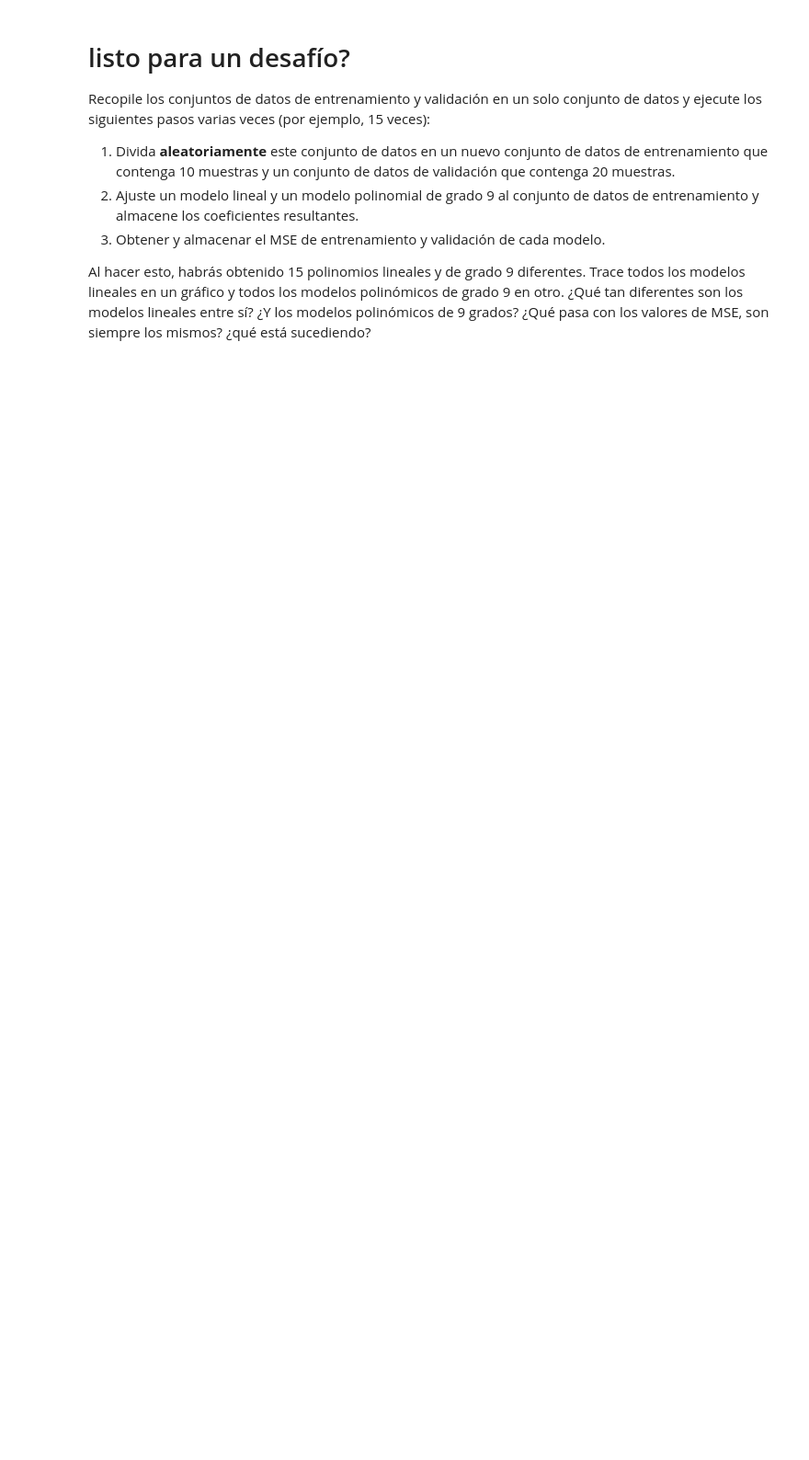
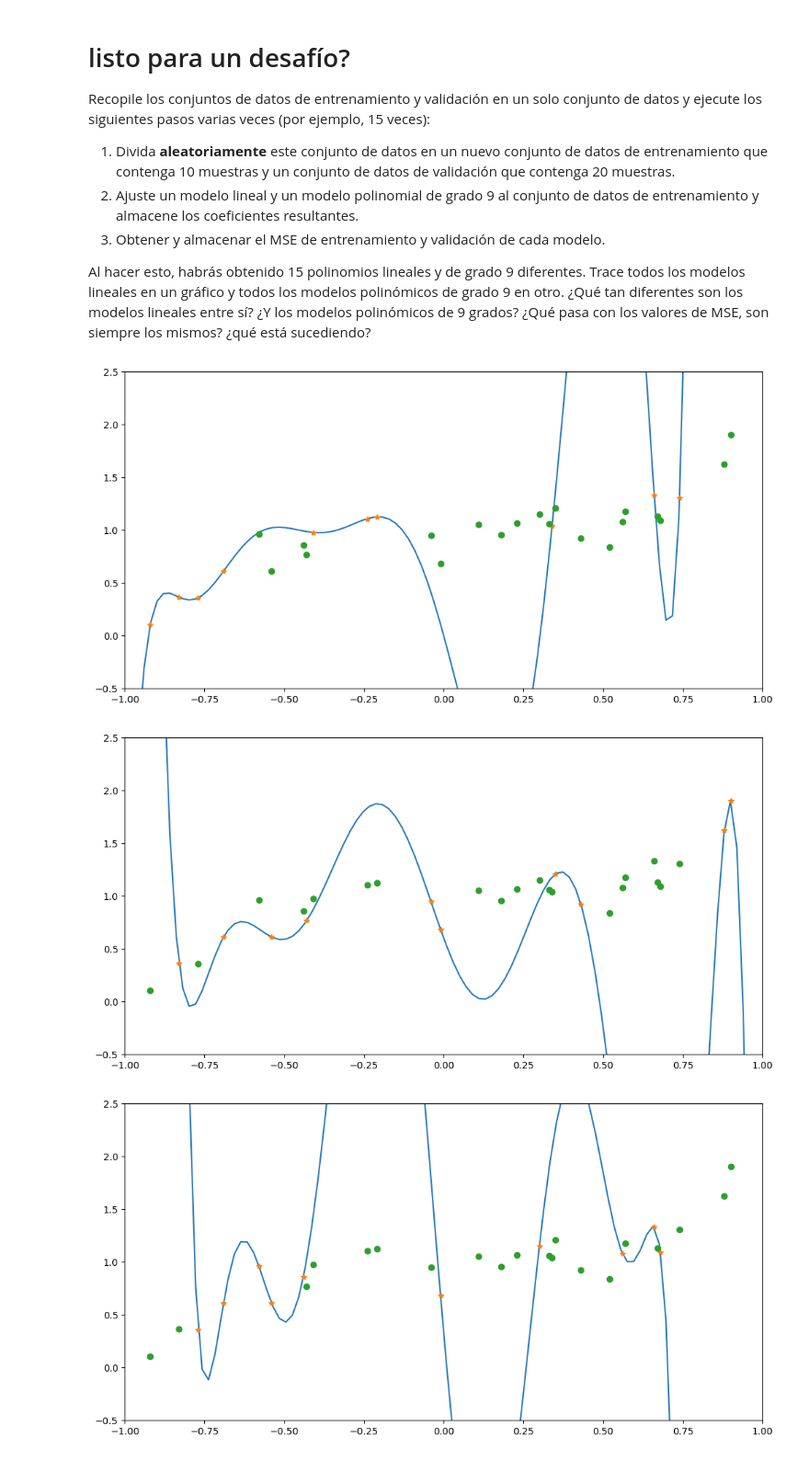
Before and after one commit to Camilohoyos99/AA_DATOS, a Jupyter notebook: Lab01_AnalisisAvanzado_2024.ipynb, the cells around one changed output. Shown at 92% size. Drawn from its saved outputs; the diff is of its cells as text; code cells hidden in the pictures; blank space fills up the shorter version.

```diff
--- a/Lab01_AnalisisAvanzado_2024.ipynb
+++ b/Lab01_AnalisisAvanzado_2024.ipynb
@@ -862,6 +805,10 @@ vec_MSE_train_p9 = []
 vec_MSE_val_lineal = []
 vec_MSE_val_p9 = []
 
+coef_lineales = []
+coef_p9 = []
+
+
 valores_modelo_lineal = []
 valores_modelos_p9 =[]
 num_iter = 15
@@ -872,6 +819,7 @@ for i in range(num_iter):
   x = np.concatenate([xVal, xTrain])
   y = np.concatenate([yVal, yTrain])
   indices_Train = np.random.choice(len(x), size=10, replace=False)
+
   indices_validacion = np.setdiff1d(np.arange(len(x)), indices_Train)
   X_train = x[indices_Train]
   y_train = y[indices_Train]
@@ -887,32 +835,47 @@ for i in range(num_iter):
 
 
 
-  PL = np.poly1d(np.polyfit(xTrain, yTrain, int(1)))
-  P9 = np.poly1d(np.polyfit(xTrain, yTrain, int(9)))
+  PL = np.poly1d(np.polyfit(X_train, y_train, int(1)))
+  P9 = np.poly1d(np.polyfit(X_train, y_train, int(9)))
 
   y_pred_train_lineal = PL(X_train)
   y_pred_p9 = P9(X_train)
 
   error_lineal = (y_pred_train_lineal - y_train)**2
   error_P9 = (y_pred_p9 - y_train)**2
 
   MSE_Train_lineal = np.sum(error_lineal)/len(X_train)
   MSE_train_p9 = np.sum(error_P9)/len(X_train)
 
   vec_MSE_Train_lineal.append(MSE_Train_lineal)
   vec_MSE_train_p9.append(MSE_train_p9)
 
   y_pred_val_lienal = PL(X_val)
   y_pred_val_p9 = P9(X_val)
   error_val_lineal = (y_pred_val_lienal - y_val)**2
   error_val_p9 = (y_pred_val_p9 - y_val ) **2
 
   MSE_Val_lineal = np.sum( error_val_lineal)/len(X_val)
   MSE_Val_p9 = np.sum(error_val_p9)
 
   vec_MSE_val_lineal.append(MSE_Val_lineal)
   vec_MSE_val_p9.append(MSE_Val_p9)
 
 
   valores_modelo_lineal.append(PL(x_LS))
   valores_modelos_p9.append(P9(x_LS))
+
+  coef_lineales.append(PL.c)
+  coef_p9.append(P9.c)
+
+
+  plt.figure(figsize=(12, 6))
+  plt.plot(x_LS, P9(x_LS))
+  plt.plot(X_train,y_train, '*')
+  plt.plot(X_val, y_val, 'o')
+  plt.xlim(-1, 1)
+  plt.ylim(-0.5, 2.5)
+# %% [output]
+[figure, added]
+[figure, added]
+[figure, added]
```
Also changed, not shown: parts of 6 cells of this notebook.
